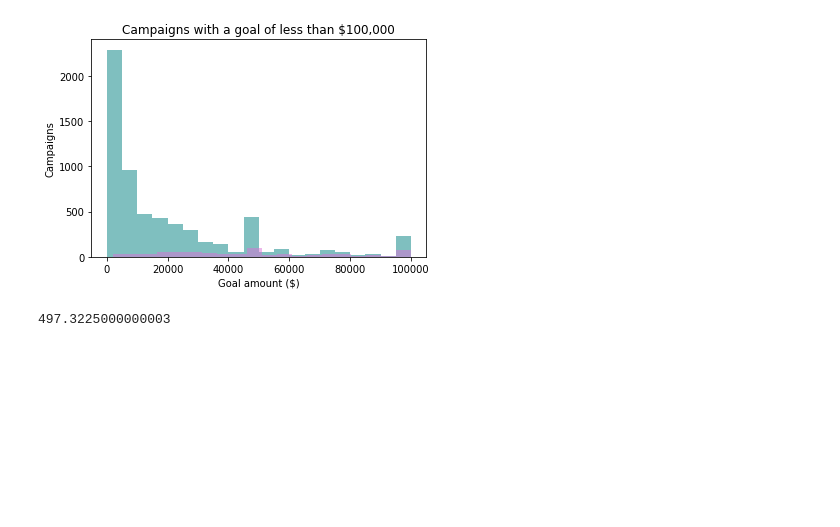
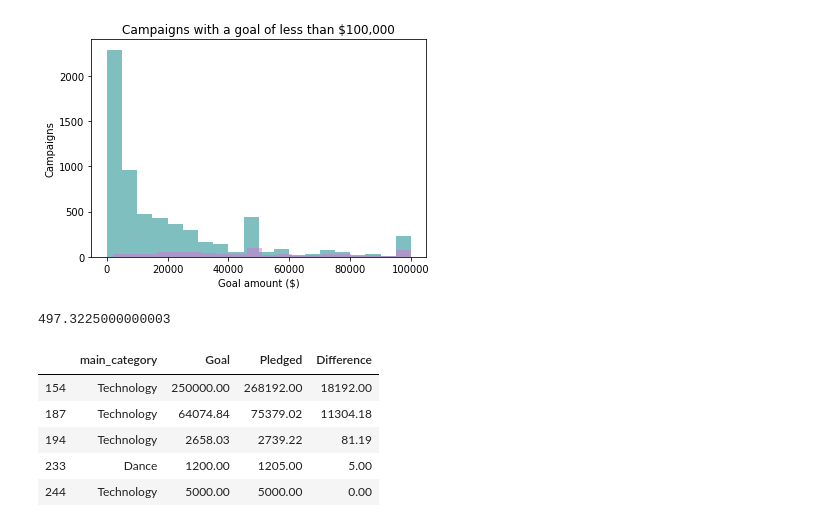
Before and after one commit to kgreengrass/fictional-happiness, a Jupyter notebook: KS tec.ipynb, the cells around one changed output. Cells and saved outputs as stored; diff of their text form; code cells hidden in the pictures; blank space fills up the shorter version.

```diff
--- a/KS tec.ipynb
+++ b/KS tec.ipynb
@@ -84,0 +108,9 @@ np.percentile(tg, 5)
+# %%
+tsn.head()
+# %% [output]
+|  | main_category | Goal | Pledged | Difference |
+| 154 | Technology | 250000.00 | 268192.00 | 18192.00 |
+| 187 | Technology | 64074.84 | 75379.02 | 11304.18 |
+| 194 | Technology | 2658.03 | 2739.22 | 81.19 |
+| 233 | Dance | 1200.00 | 1205.00 | 5.00 |
+| 244 | Technology | 5000.00 | 5000.00 | 0.00 |
```
Also changed, not shown: parts of 3 cells of this notebook, 6 other files.
